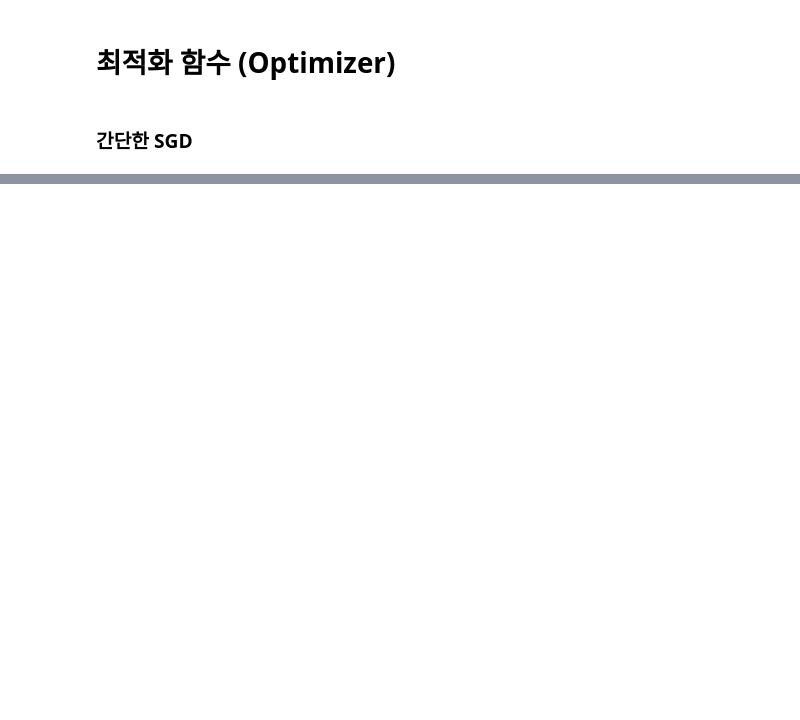
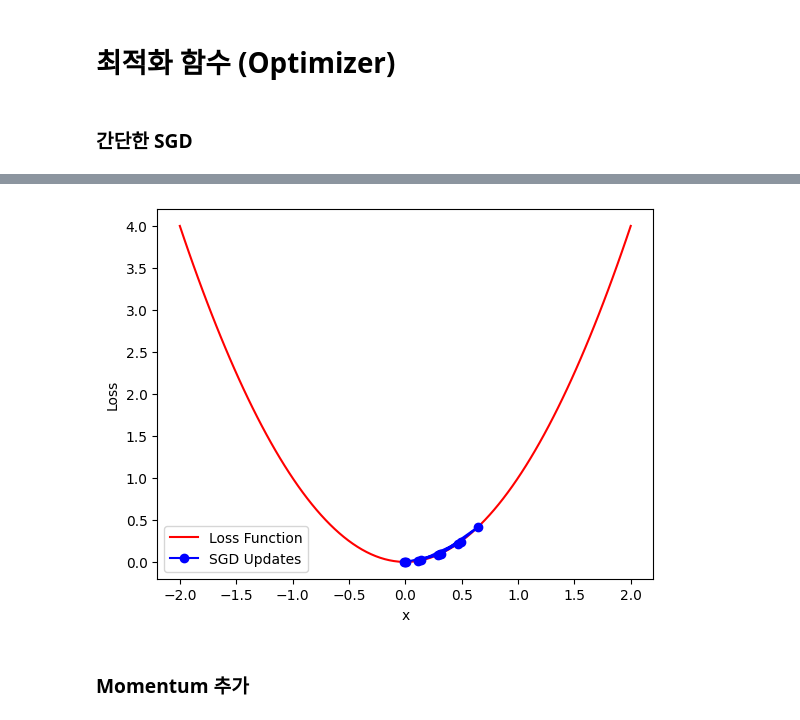
Before and after one commit to vfxpedia/06_deep_learning_basic, a Jupyter notebook: 08_optim_function.ipynb, the cells around one changed output, grey strips where cells are left out. Saved outputs shown, nothing was run; the diff lists cells and outputs as text; code cells hidden in the pictures; blank space fills up the shorter version.

```diff
--- a/08_optim_function.ipynb
+++ b/08_optim_function.ipynb
@@ -30,3 +31,17 @@ def sgd(lr=0.1, epochs=10):
         history.append(w)
 
     return history
+# %%
+history = sgd()
+x_vals = np.linspace(-2, 2, 100)
+
+plt.plot(x_vals, loss(x_vals), 'r-', label='Loss Function')
+plt.plot(history, loss(np.array(history)), 'bo-', label='SGD Updates')
+plt.xlabel('x')
+plt.ylabel('Loss')
+plt.legend()
+plt.show()
+# %% [output]
+[figure, added]
+# %% [markdown]
+### Momentum 추가
```
Also changed, not shown: parts of 17 cells of this notebook, 9 other files.
